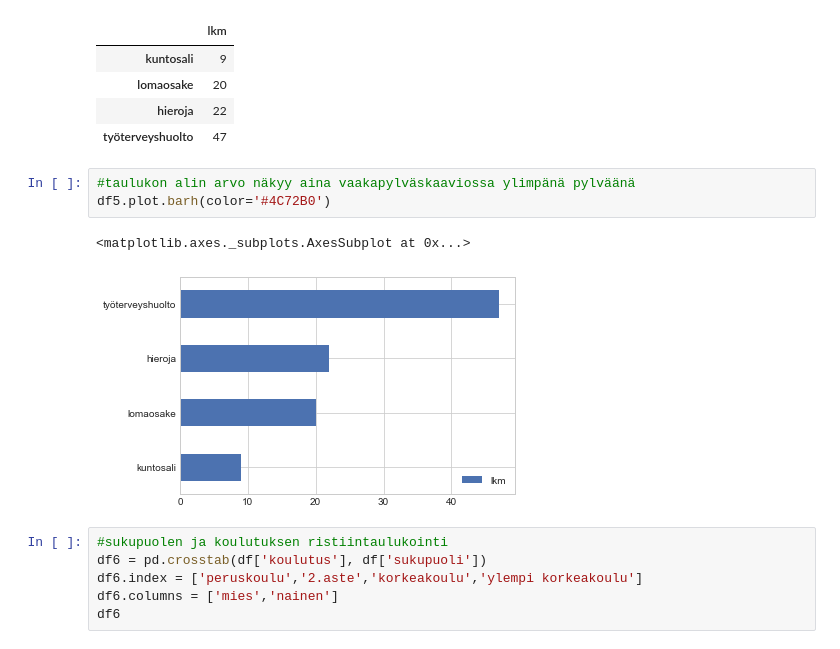
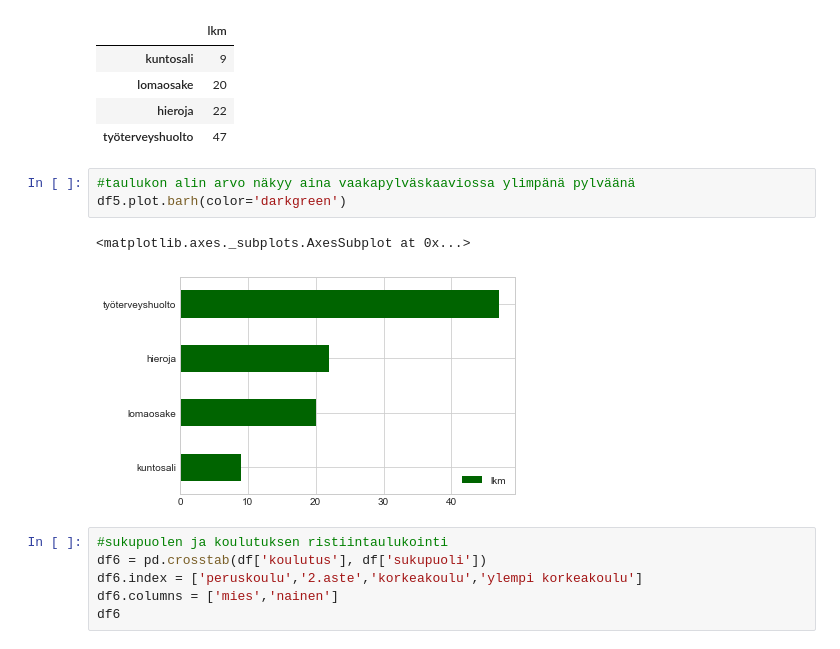
Before and after one commit to taanila/tilastoapu, a Jupyter notebook: bar.ipynb, the cells around one changed output. Cells and saved outputs as stored; diff of their text form.

```diff
--- a/bar.ipynb
+++ b/bar.ipynb
@@ -91,10 +91,10 @@ df5.style.format('{:.0f}')
 | työterveyshuolto | 47 |
 # %%
 #taulukon alin arvo näkyy aina vaakapylväskaaviossa ylimpänä pylväänä
-df5.plot.barh(color='#4C72B0')
+df5.plot.barh(color='darkgreen')
 # %% [output]
 <matplotlib.axes._subplots.AxesSubplot at 0x...>
-[figure, old version]
+[figure, new version]
 # %%
 #sukupuolen ja koulutuksen ristiintaulukointi
 df6 = pd.crosstab(df['koulutus'], df['sukupuoli'])
```
Also changed, not shown: parts of 2 cells of this notebook.
